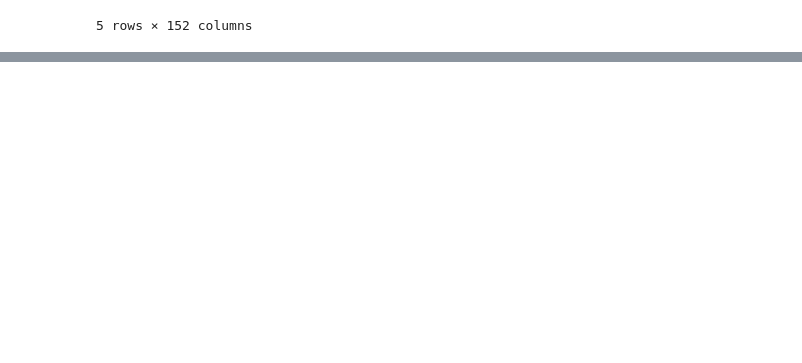
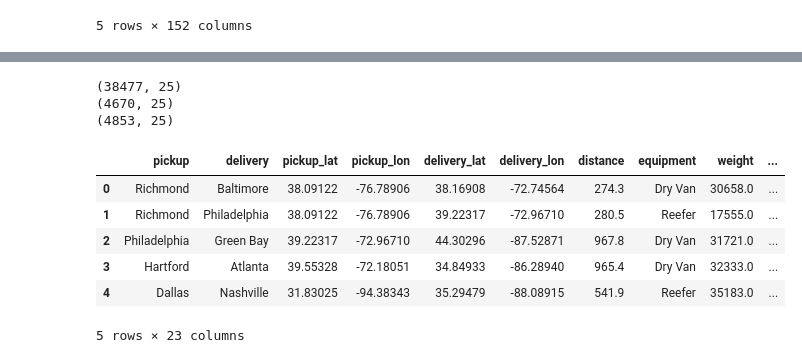
Before and after one commit to Mohammad-Aljafary/Freight-Rate-Prediction-Challenge, a Jupyter notebook: src/notebooks/exploration.ipynb, the cells around one changed output, grey strips where cells are left out. Drawn from its saved outputs; the diff is of its cells as text; code cells hidden in the pictures; blank space fills up the shorter version.

```diff
--- a/src/notebooks/exploration.ipynb
+++ b/src/notebooks/exploration.ipynb
@@ -190,6 +190,8 @@ print(
 47999  TR-048000 2025-10-31            4           0  -0.866025   0.500000
 
 [48000 rows x 6 columns]
+# %%
+df_copy = df.copy()
 # %%
 # convert categorical columns to numerical using one-hot encoding
 df = pd.get_dummies(df, columns=["pickup", "delivery", "equipment"], drop_first=True, dtype=int)
@@ -279,0 +355,42 @@ Selected features: 70
+# %%
+df["date"] = pd.to_datetime(df["date"])
+
+train_copy_df = df_copy[df_copy["date"] < "2025-09-01"].copy()
+
+X_copy_train = train_copy_df.drop(columns=["posted_rate", "date"])
+y_copy_train = train_copy_df["posted_rate"]
+
+valid_copy_df = df_copy[
+    (df_copy["date"] >= "2025-09-01") &
+    (df_copy["date"] < "2025-10-01")
+].copy()
+X_copy_valid = valid_copy_df.drop(columns=["date", "posted_rate"])
+y_copy_valid = valid_copy_df["posted_rate"]
+
+
+test_copy_df = df_copy[
+    (df_copy["date"] >= "2025-10-01") &
+    (df_copy["date"] < "2025-11-01")
+].copy()
+
+
+X_copy_test = test_copy_df.drop(columns=["posted_rate", "date"])
+y_copy_test = test_copy_df["posted_rate"]
+
+print(train_copy_df.shape)
+print(valid_copy_df.shape)
+print(test_copy_df.shape)
+# %% [output]
+(38477, 25)
+(4670, 25)
+(4853, 25)
+# %%
+X_copy_train.head()
+# %% [output]
+|  | pickup | delivery | pickup_lat | pickup_lon | delivery_lat | delivery_lon | distance | equipment | weight | ... |
+| 0 | Richmond | Baltimore | 38.09122 | -76.78906 | 38.16908 | -72.74564 | 274.3 | Dry Van | 30658.0 | ... |
+| 1 | Richmond | Philadelphia | 38.09122 | -76.78906 | 39.22317 | -72.96710 | 280.5 | Reefer | 17555.0 | ... |
+| 2 | Philadelphia | Green Bay | 39.22317 | -72.96710 | 44.30296 | -87.52871 | 967.8 | Dry Van | 31721.0 | ... |
+| 3 | Hartford | Atlanta | 39.55328 | -72.18051 | 34.84933 | -86.28940 | 965.4 | Dry Van | 32333.0 | ... |
+| 4 | Dallas | Nashville | 31.83025 | -94.38343 | 35.29479 | -88.08915 | 541.9 | Reefer | 35183.0 | ... |
+5 rows × 23 columns
```
Also changed, not shown: parts of 11 cells of this notebook, 1 other file.
